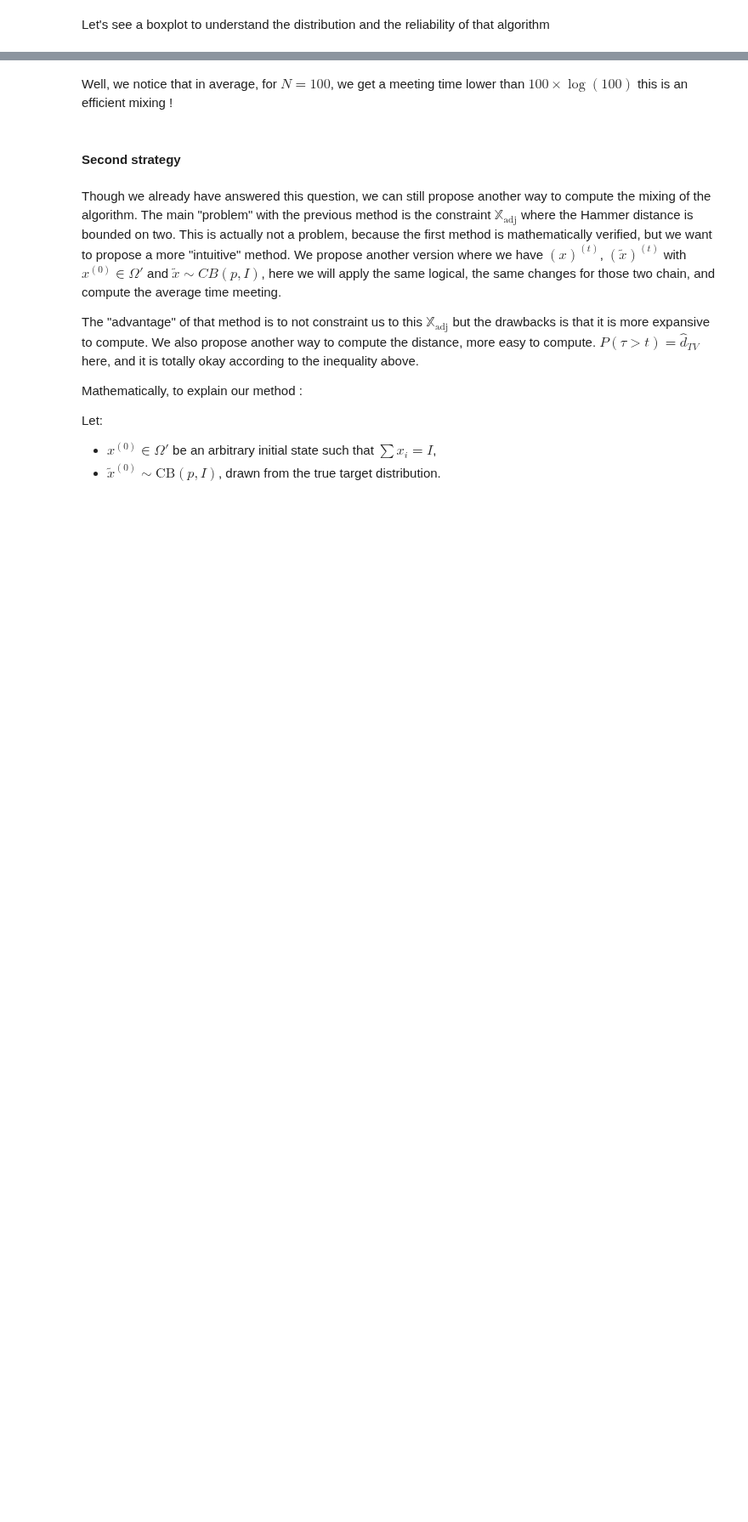
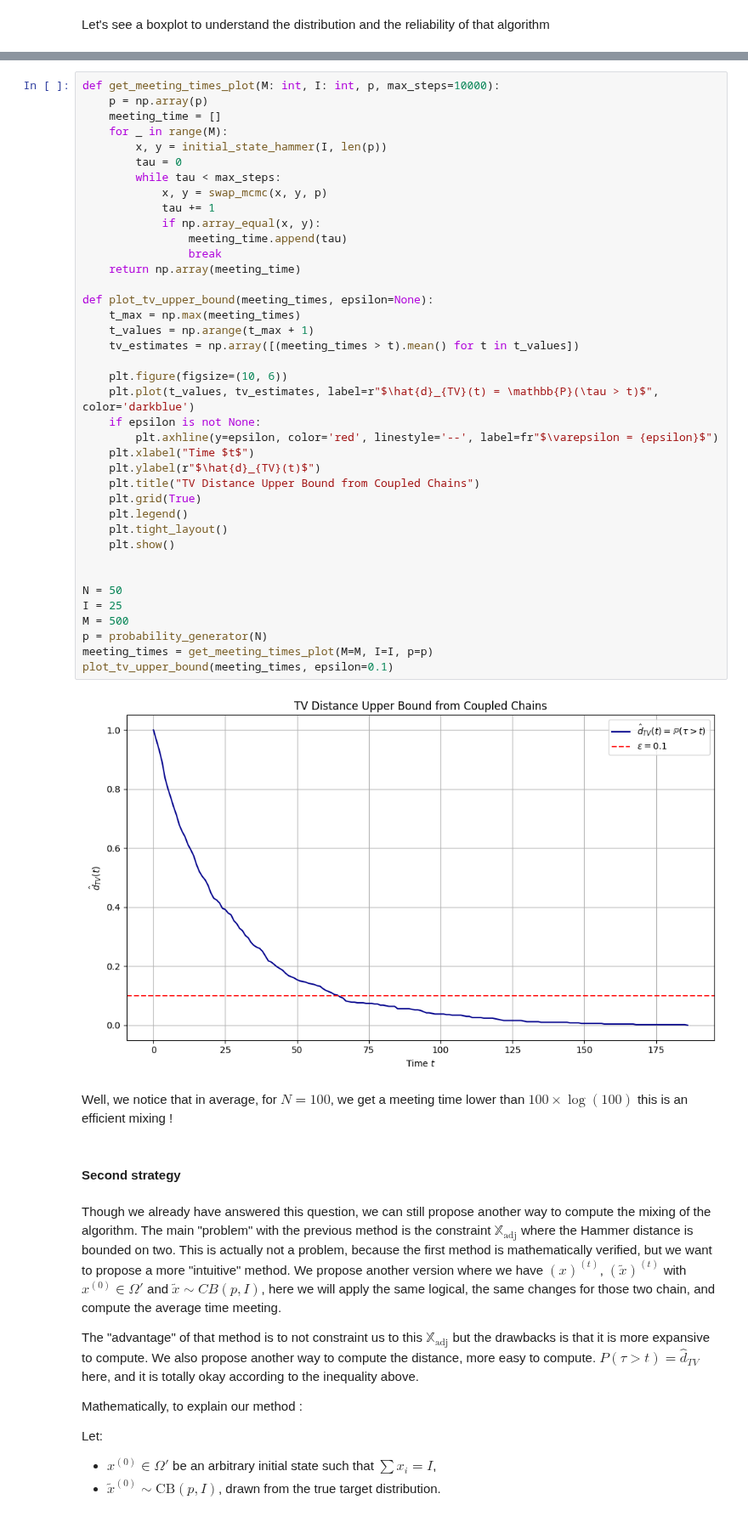
Before and after one commit to teiki-h/cond_bernoulli, a Jupyter notebook: main.ipynb, the cells around one changed output, grey strips where cells are left out. Shown at 85% size. Cells and saved outputs as stored; diff of their text form; blank space fills up the shorter version.

```diff
--- a/main.ipynb
+++ b/main.ipynb
@@ -734,3 +734,44 @@ plt.show()
+# %%
+def get_meeting_times_plot(M: int, I: int, p, max_steps=10000):
+    p = np.array(p)
+    meeting_time = []
+    for _ in range(M):
+        x, y = initial_state_hammer(I, len(p))
+        tau = 0
+        while tau < max_steps:
+            x, y = swap_mcmc(x, y, p)
+            tau += 1
+            if np.array_equal(x, y):
+                meeting_time.append(tau)
+                break
+    return np.array(meeting_time)
+
+def plot_tv_upper_bound(meeting_times, epsilon=None):
+    t_max = np.max(meeting_times)
+    t_values = np.arange(t_max + 1)
+    tv_estimates = np.array([(meeting_times > t).mean() for t in t_values])
+
+    plt.figure(figsize=(10, 6))
+    plt.plot(t_values, tv_estimates, label=r"$\hat{d}_{TV}(t) = \mathbb{P}(\tau > t)$", color='darkblue')
+    if epsilon is not None:
+        plt.axhline(y=epsilon, color='red', linestyle='--', label=fr"$\varepsilon = {epsilon}$")
+    plt.xlabel("Time $t$")
+    plt.ylabel(r"$\hat{d}_{TV}(t)$")
+    plt.title("TV Distance Upper Bound from Coupled Chains")
+    plt.grid(True)
+    plt.legend()
+    plt.tight_layout()
+    plt.show()
+
+
+N = 50
+I = 25
+M = 500
+p = probability_generator(N)
+meeting_times = get_meeting_times_plot(M=M, I=I, p=p)
+plot_tv_upper_bound(meeting_times, epsilon=0.1)
+# %% [output]
+[figure, added]
 # %% [markdown]
 Well, we notice that in average, for $N=100$, we get a meeting time lower than $100\times \log(100)$ this is an efficient mixing !
 # %% [markdown]
```
Also changed, not shown: parts of 5 cells of this notebook, 1 other file.
